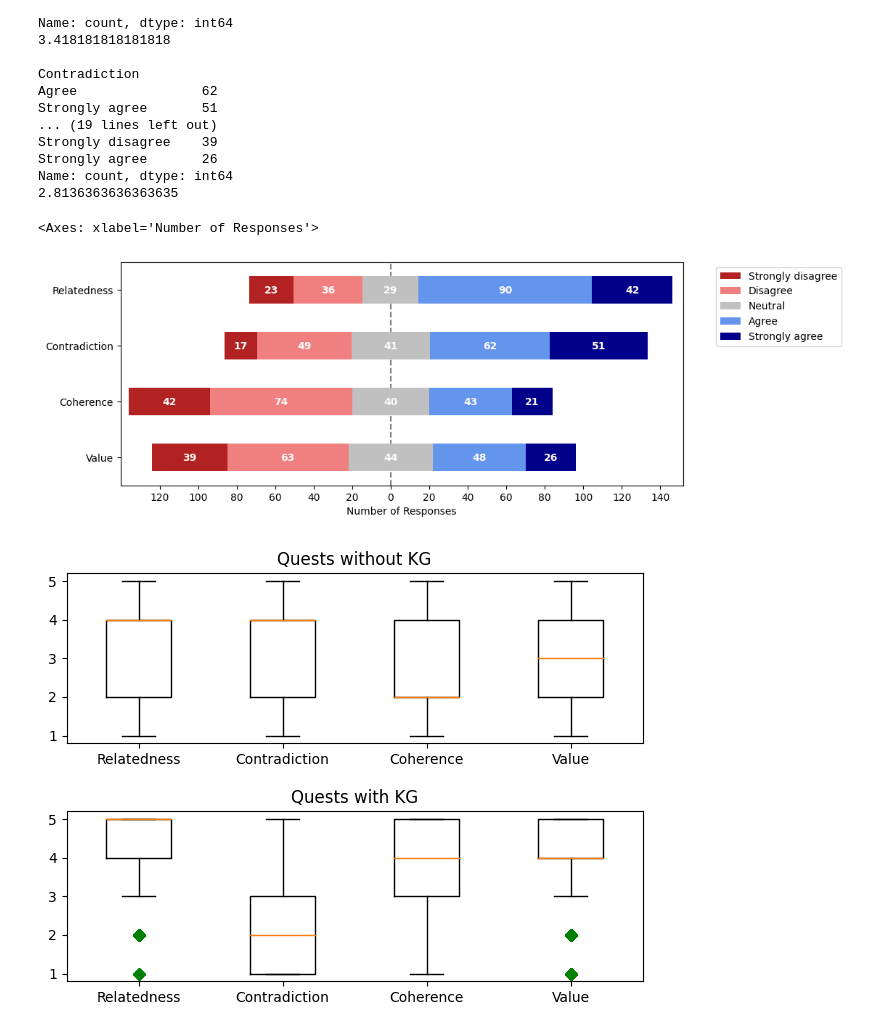
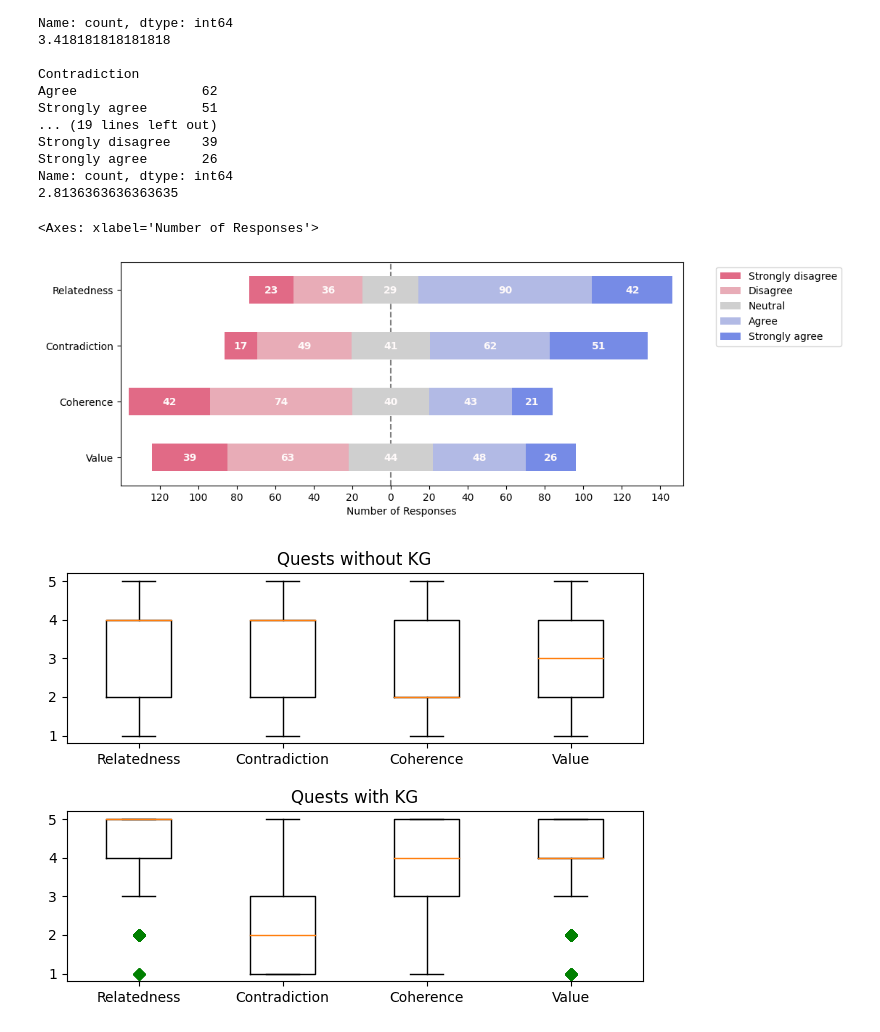
Before and after one commit to zedd-08/thesis-implementations, a Jupyter notebook: evaluation/eval-likert-graphs.ipynb, the cells around one changed output. Cells and saved outputs as stored; diff of their text form; code cells hidden in the pictures.

```diff
--- a/evaluation/eval-likert-graphs.ipynb
+++ b/evaluation/eval-likert-graphs.ipynb
@@ -114,5 +108,14 @@ Disagree             17
 Strongly disagree     4
 Name: count, dtype: int64
 4.068181818181818
+# %%
+my_likert_colors = [
+    plot_likert.colors.TRANSPARENT,
+    "#e16a86",
+    "#e8acb7",
+    "#cfcfcf",
+    "#b2bae5",
+    "#768be6"
+]
 # %%
 plot_likert.plot_likert(kg_data, likert_values,
@@ -162,10 +165,10 @@ Name: count, dtype: int64
 2.8136363636363635
 # %%
 plot_likert.plot_likert(no_kg_data, likert_values,
-    bar_labels=True, bar_labels_color="snow", colors=plot_likert.colors.default_with_darker_neutral, figsize=(10,4))
+    bar_labels=True, bar_labels_color="snow", colors=my_likert_colors, figsize=(10,4))
 # %% [output]
 <Axes: xlabel='Number of Responses'>
-[figure, old version]
+[figure, new version]
 # %%
 # Multiple box plots on one Axes
 fig, ax = plt.subplots(2, 1)
```
Also changed, not shown: parts of 3 cells of this notebook.
